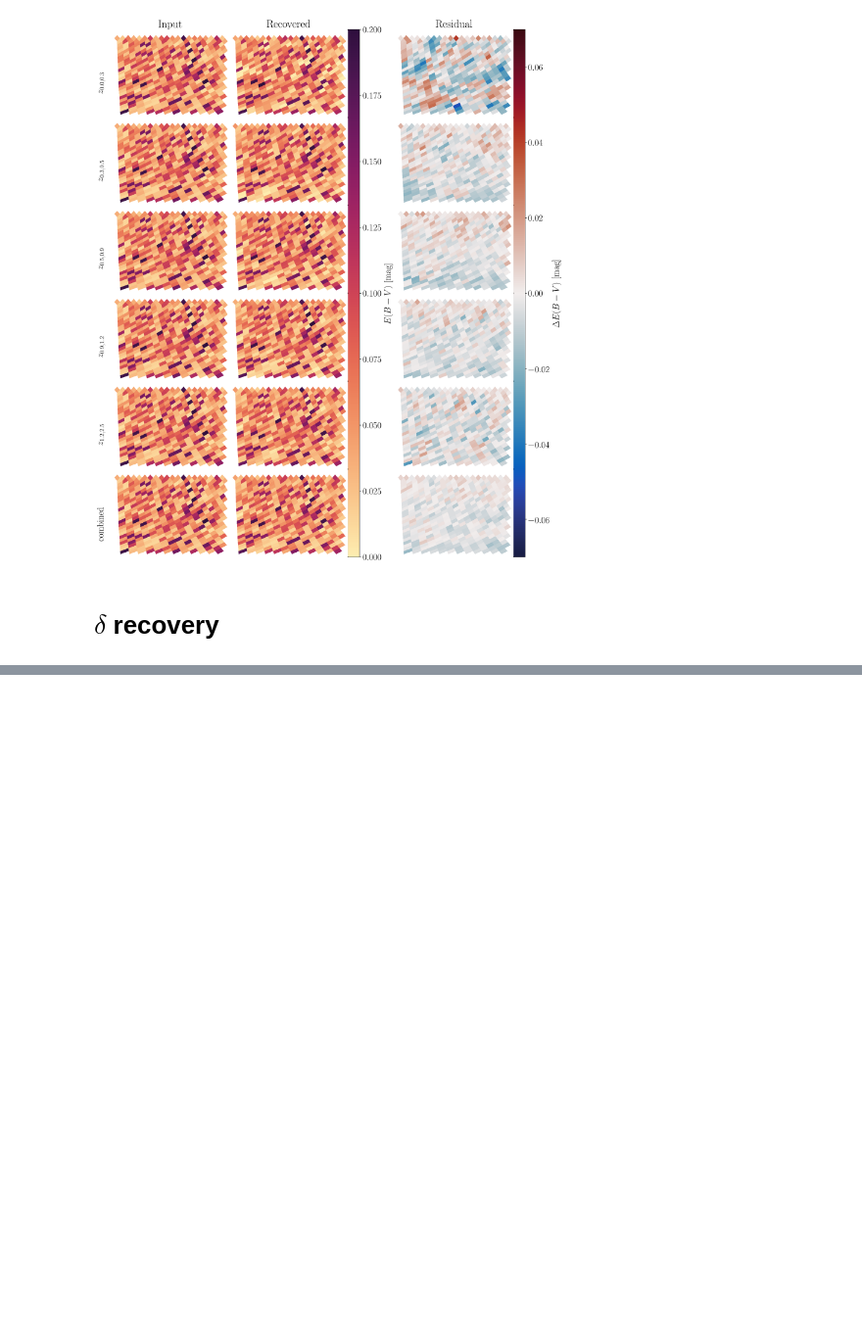
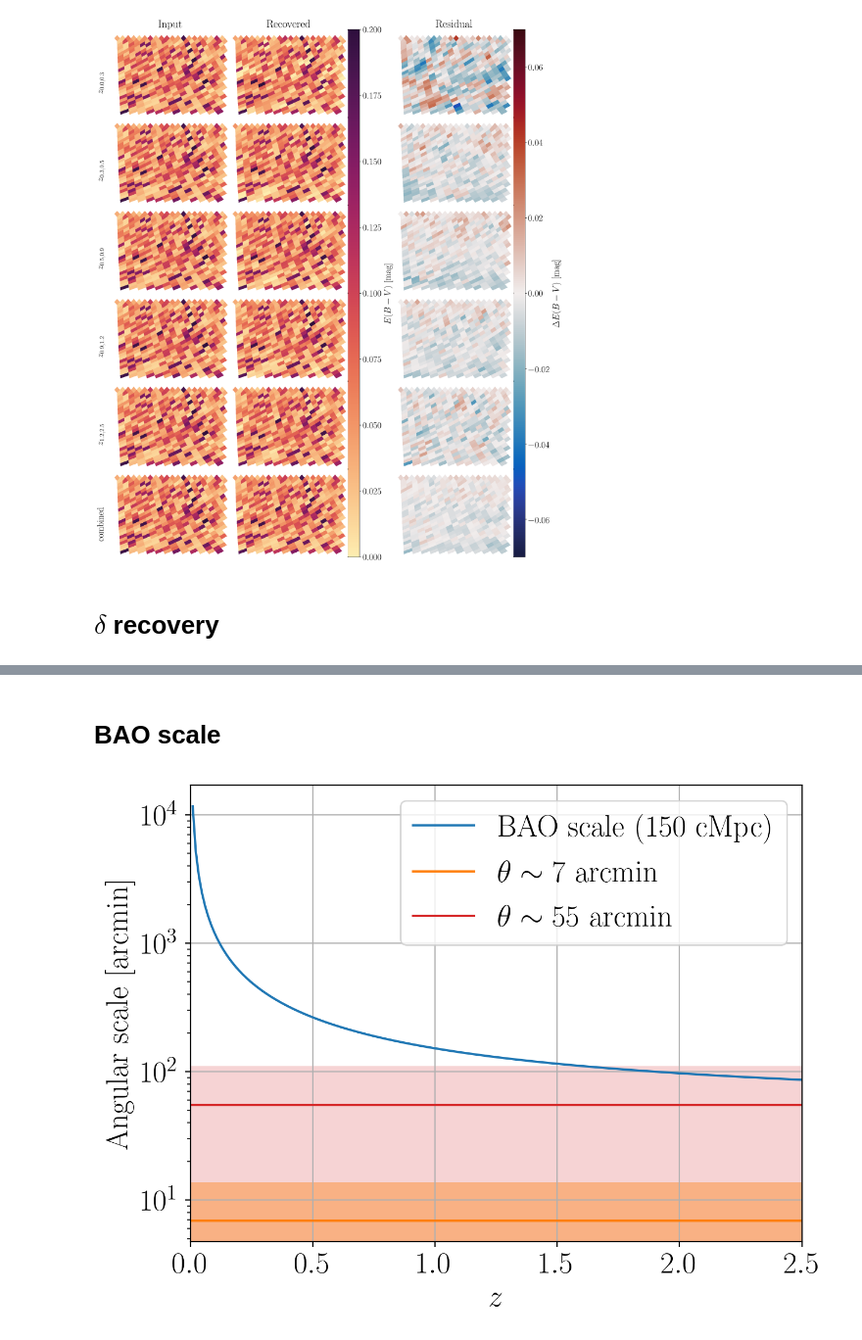
Before and after one commit to MBravoS/MW_dust_galcat, a Jupyter notebook: Plots_main.ipynb, the cells around one changed output, grey strips where cells are left out. Shown at 98% size. Saved outputs shown, nothing was run; the diff lists cells and outputs as text; code cells hidden in the pictures; blank space fills up the shorter version.

```diff
--- a/Plots_main.ipynb
+++ b/Plots_main.ipynb
@@ -665,0 +702,14 @@ plot.show()
+# %% [markdown]
+# BAO scale
+# %%
+z_array=np.linspace(0.01,2.5,201)
+scale=P15.arcsec_per_kpc_comoving(z_array)
+sp.plot(z_array,(150000/60)*scale,ylog=True,xlim=[0,2.5],xlabel='$z$',ylabel='Angular scale [arcmin]',label='BAO scale ($150$ cMpc)')
+sp.axline(y=[6.871,54.968],c=['C1','C3'],label=['$\\theta\sim7$ arcmin','$\\theta\sim55$ arcmin'])
+plot.fill_between([0,2.5],[54.968*2,54.968*2],color='C3',alpha=0.2,linewidth=0)
+plot.fill_between([0,2.5],[6.871*2,6.871*2],color='C1',alpha=0.4,linewidth=0)
+plot.savefig('../MWdust_results/BAO_scale.pdf')
+plot.savefig('../MWdust_results/PNG/BAO_scale.png')
+plot.show()
+# %% [output]
+[figure, added]
```
Also changed, not shown: parts of 10 cells of this notebook.
